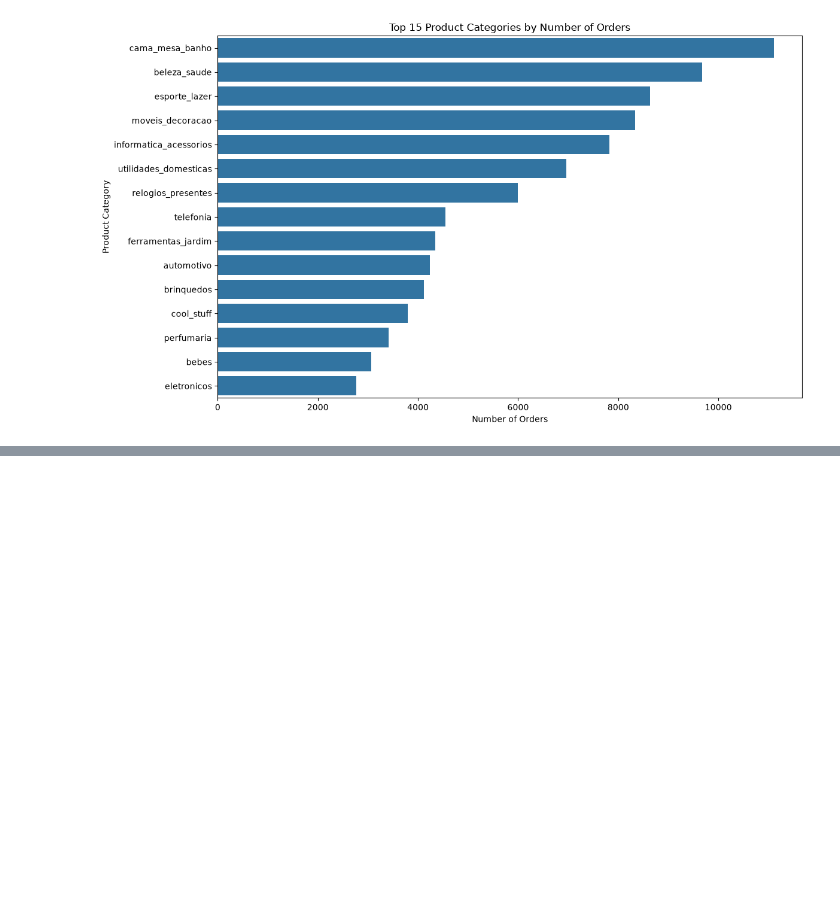
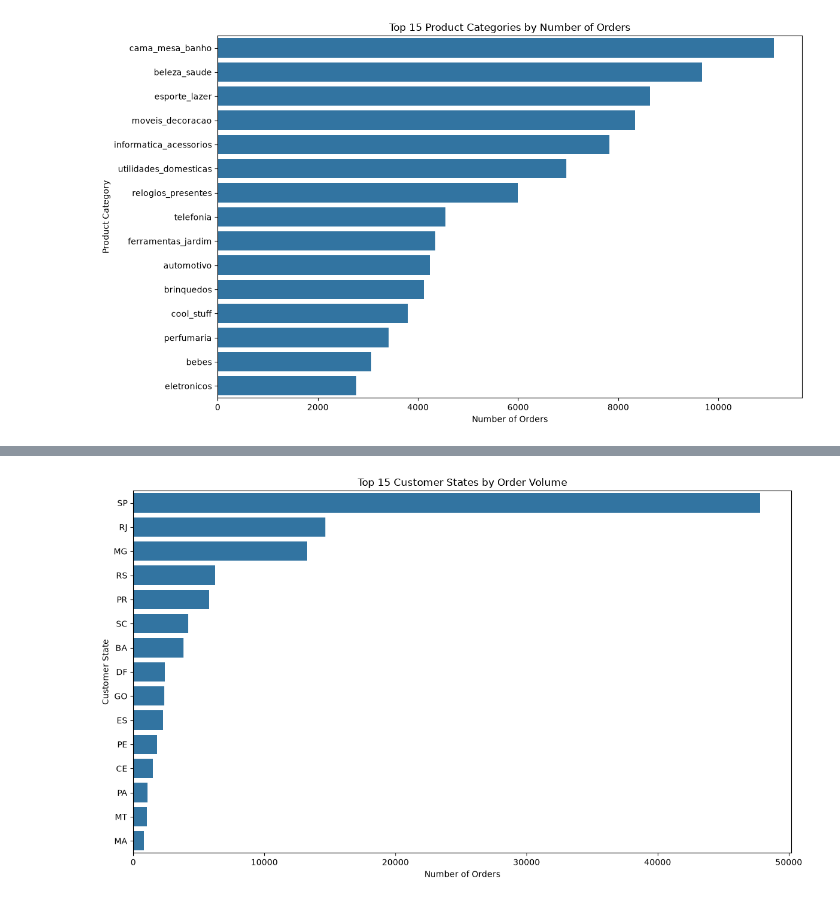
Before and after one commit to DRPatel75/Logistics_Data_Analysis, a Jupyter notebook: notebooks/03_advanced_eda_visualization.ipynb, the cells around one changed output, grey strips where cells are left out. Saved outputs shown, nothing was run; the diff lists cells and outputs as text; code cells hidden in the pictures; blank space fills up the shorter version.

```diff
--- a/notebooks/03_advanced_eda_visualization.ipynb
+++ b/notebooks/03_advanced_eda_visualization.ipynb
@@ -620,3 +620,7 @@ plt.savefig(
 plt.show()
 # %% [output]
 [figure]
+# %%
+state_orders = df["customer_state"].value_counts().head(15)
+
+state_orders
@@ -622,0 +645,23 @@ plt.show()
+# %%
+plt.figure(figsize=(12, 7))
+
+sns.barplot(
+    x=state_orders.values,
+    y=state_orders.index
+)
+
+plt.title("Top 15 Customer States by Order Volume")
+plt.xlabel("Number of Orders")
+plt.ylabel("Customer State")
+
+plt.tight_layout()
+
+plt.savefig(
+    "../screenshots/week3_customer_state_orders.png",
+    dpi=300,
+    bbox_inches="tight"
+)
+
+plt.show()
+# %% [output]
+[figure, added]
```
Also changed, not shown: parts of 1 cell of this notebook, 1 other file.
